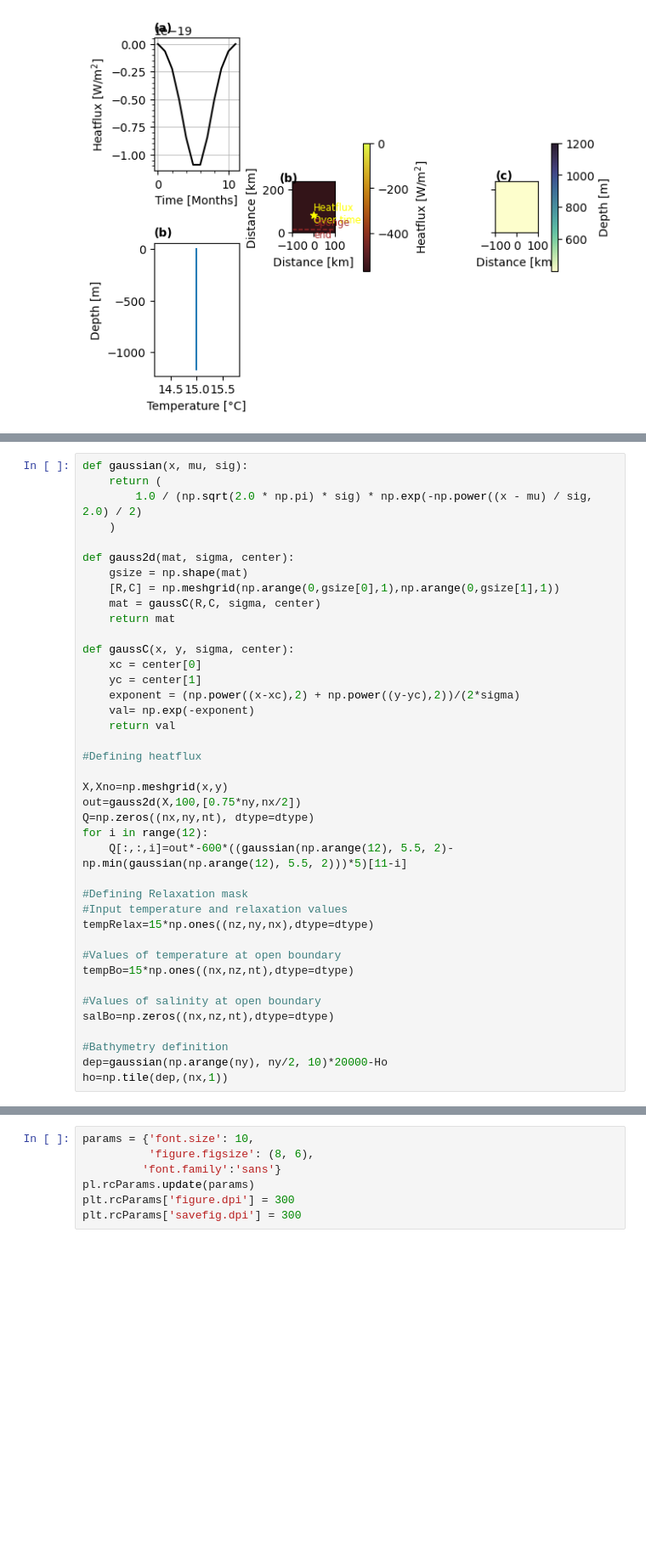
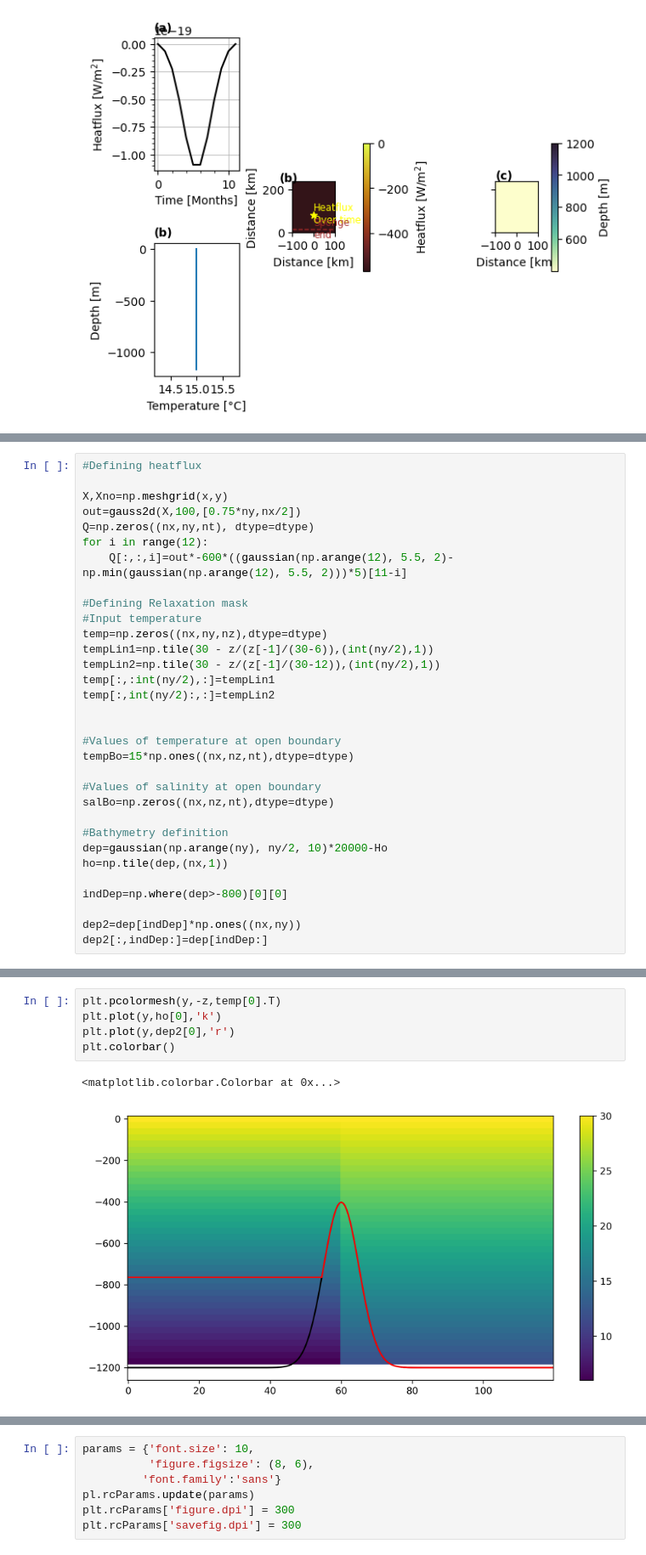
Before and after one commit to kaftkatt/IntercambioNGC, a Jupyter notebook: Scripts/GenerateData.ipynb, the cells around one changed output, grey strips where cells are left out. Shown at 85% size. Drawn from its saved outputs; the diff is of its cells as text; blank space fills up the shorter version.

```diff
--- a/Scripts/GenerateData.ipynb
+++ b/Scripts/GenerateData.ipynb
@@ -365,22 +327,4 @@ f=2*omega*sin(np.deg2rad(lat))
 # %%
-def gaussian(x, mu, sig):
-    return (
-        1.0 / (np.sqrt(2.0 * np.pi) * sig) * np.exp(-np.power((x - mu) / sig, 2.0) / 2)
-    )
-
-def gauss2d(mat, sigma, center):
-    gsize = np.shape(mat)
-    [R,C] = np.meshgrid(np.arange(0,gsize[0],1),np.arange(0,gsize[1],1))
-    mat = gaussC(R,C, sigma, center)
-    return mat
-
-def gaussC(x, y, sigma, center):
-    xc = center[0]
-    yc = center[1]
-    exponent = (np.power((x-xc),2) + np.power((y-yc),2))/(2*sigma)
-    val= np.exp(-exponent)
-    return val
-
 #Defining heatflux
 
 X,Xno=np.meshgrid(x,y)
@@ -390,8 +334,13 @@ for i in range(12):
     Q[:,:,i]=out*-600*((gaussian(np.arange(12), 5.5, 2)-np.min(gaussian(np.arange(12), 5.5, 2)))*5)[11-i]
 
 #Defining Relaxation mask
-#Input temperature and relaxation values
-tempRelax=15*np.ones((nz,ny,nx),dtype=dtype)
+#Input temperature
+temp=np.zeros((nx,ny,nz),dtype=dtype)
+tempLin1=np.tile(30 - z/(z[-1]/(30-6)),(int(ny/2),1))
+tempLin2=np.tile(30 - z/(z[-1]/(30-12)),(int(ny/2),1))
+temp[:,:int(ny/2),:]=tempLin1
+temp[:,int(ny/2):,:]=tempLin2
+
 
 #Values of temperature at open boundary
 tempBo=15*np.ones((nx,nz,nt),dtype=dtype)
@@ -402,3 +351,8 @@ salBo=np.zeros((nx,nz,nt),dtype=dtype)
 #Bathymetry definition
 dep=gaussian(np.arange(ny), ny/2, 10)*20000-Ho
 ho=np.tile(dep,(nx,1))
+
+indDep=np.where(dep>-800)[0][0]
+
+dep2=dep[indDep]*np.ones((nx,ny))
+dep2[:,indDep:]=dep[indDep:]
@@ -408,0 +374,8 @@ int(0.75*ny)
+# %%
+plt.pcolormesh(y,-z,temp[0].T)
+plt.plot(y,ho[0],'k')
+plt.plot(y,dep2[0],'r')
+plt.colorbar()
+# %% [output]
+<matplotlib.colorbar.Colorbar at 0x...>
+[figure, added]
```
Also changed, not shown: parts of 14 cells of this notebook, 5 other files.
